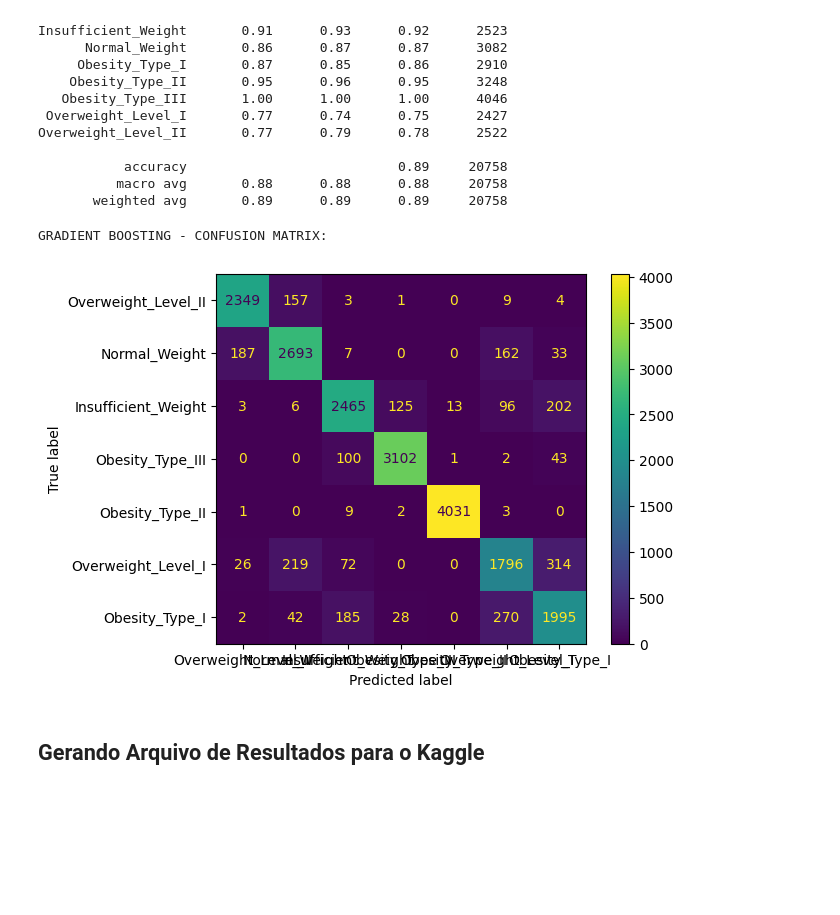
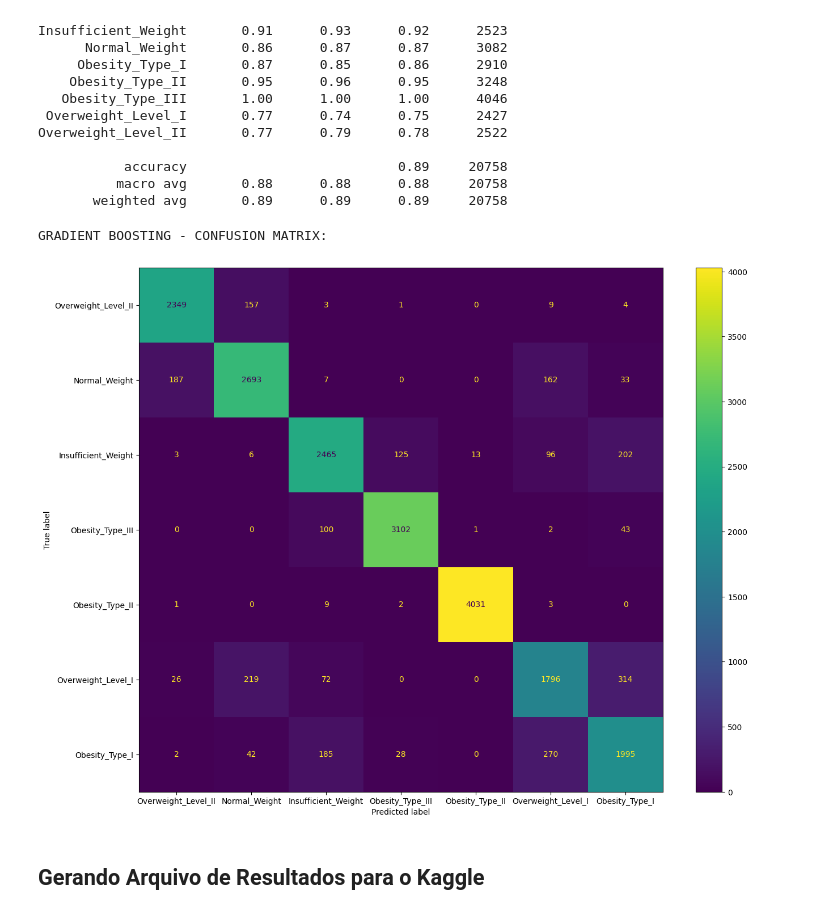
Before and after one commit to BarbaraCerqueira/Prediction-Obesity-Risk, a Jupyter notebook: prediction_obesity_risk.ipynb, the cells around one changed output. Drawn from its saved outputs; the diff is of its cells as text; code cells hidden in the pictures; blank space fills up the shorter version.

```diff
--- a/prediction_obesity_risk.ipynb
+++ b/prediction_obesity_risk.ipynb
@@ -424,14 +425,15 @@ Overweight_Level_II       0.77      0.79      0.78      2522
 # %%
 cm_gb = confusion_matrix(y_train, gb_evaluate)
 labels = y_train.unique()
 cm_display_gb = ConfusionMatrixDisplay(confusion_matrix = cm_gb, display_labels = labels)
 
 print("GRADIENT BOOSTING - CONFUSION MATRIX:\n")
-cm_display_gb.plot()
+fig, ax = plt.subplots(figsize=(15,12))
+cm_display_gb.plot(ax=ax)
 plt.show()
 # %% [output]
 GRADIENT BOOSTING - CONFUSION MATRIX:
-[figure, old version]
+[figure, new version]
 # %% [markdown]
 ## Gerando Arquivo de Resultados para o Kaggle
 # %%
```
Also changed, not shown: parts of 1 cell of this notebook.
